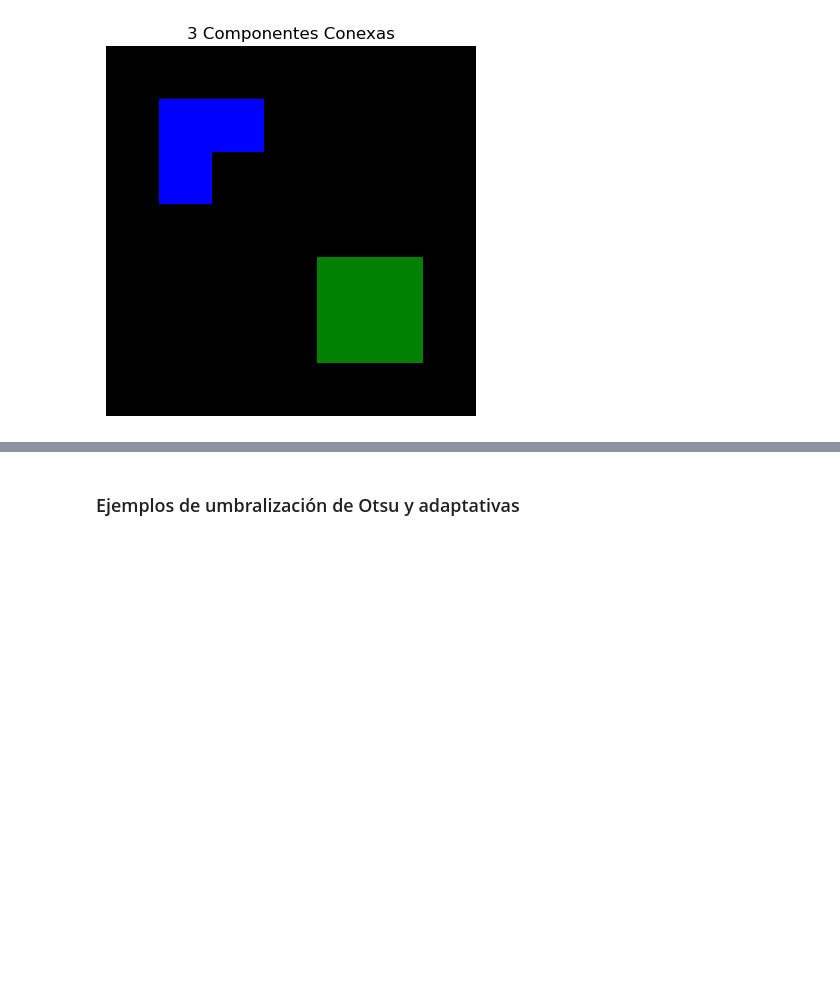
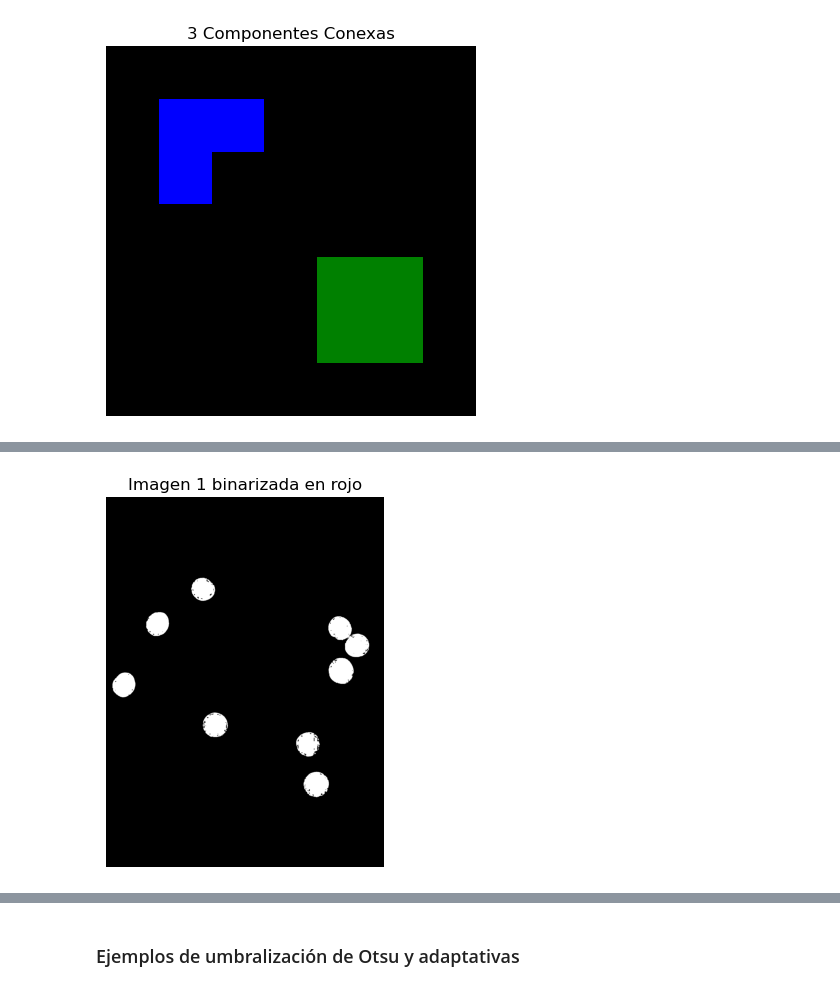
Before and after one commit to maxgubitosi/Thresholding-and-region-recognition, a Jupyter notebook: binarizacion_regiones.ipynb, the cells around one changed output, grey strips where cells are left out. Saved outputs shown, nothing was run; the diff lists cells and outputs as text; code cells hidden in the pictures; blank space fills up the shorter version.

```diff
--- a/binarizacion_regiones.ipynb
+++ b/binarizacion_regiones.ipynb
@@ -106,13 +101,14 @@ subplot_points(hsv_img_1, X, Y)
 [figure]
 # %%
 color_ranges = {
-        'red': [(140, 170, 100), (290, 260, 165)],
+        'red': [(120, 140, 80), (330, 300, 205)],
         'orange': [(6, 140, 140), (18, 235, 195)],
         'yellow': [(20, 220, 150), (55, 275, 200)],
         'green': [(35, 100, 100), (85, 255, 200)],
         'blue': [(85, 100, 100), (125, 255, 200)]
     }
-subplots_by_color(imgs_array, color_ranges)
+
+masks = utils.subplots_by_color(imgs_array, color_ranges)
 # %% [output]
 [figure]
 [figure]
@@ -205,0 +199,9 @@ Investigar las funciones de opencv: connectedComponents, connectedComponentsWith
+# %%
+# mask para img_1 en rojo
+red_img = utils.threshold_image_for_color(img_1, color_ranges['red'])
+plt.figure()
+utils.imshow(red_img)
+plt.title("Imagen 1 binarizada en rojo")
+plt.show()
+# %% [output]
+[figure, added]
```
Also changed, not shown: parts of 7 cells of this notebook, 1 other file.
